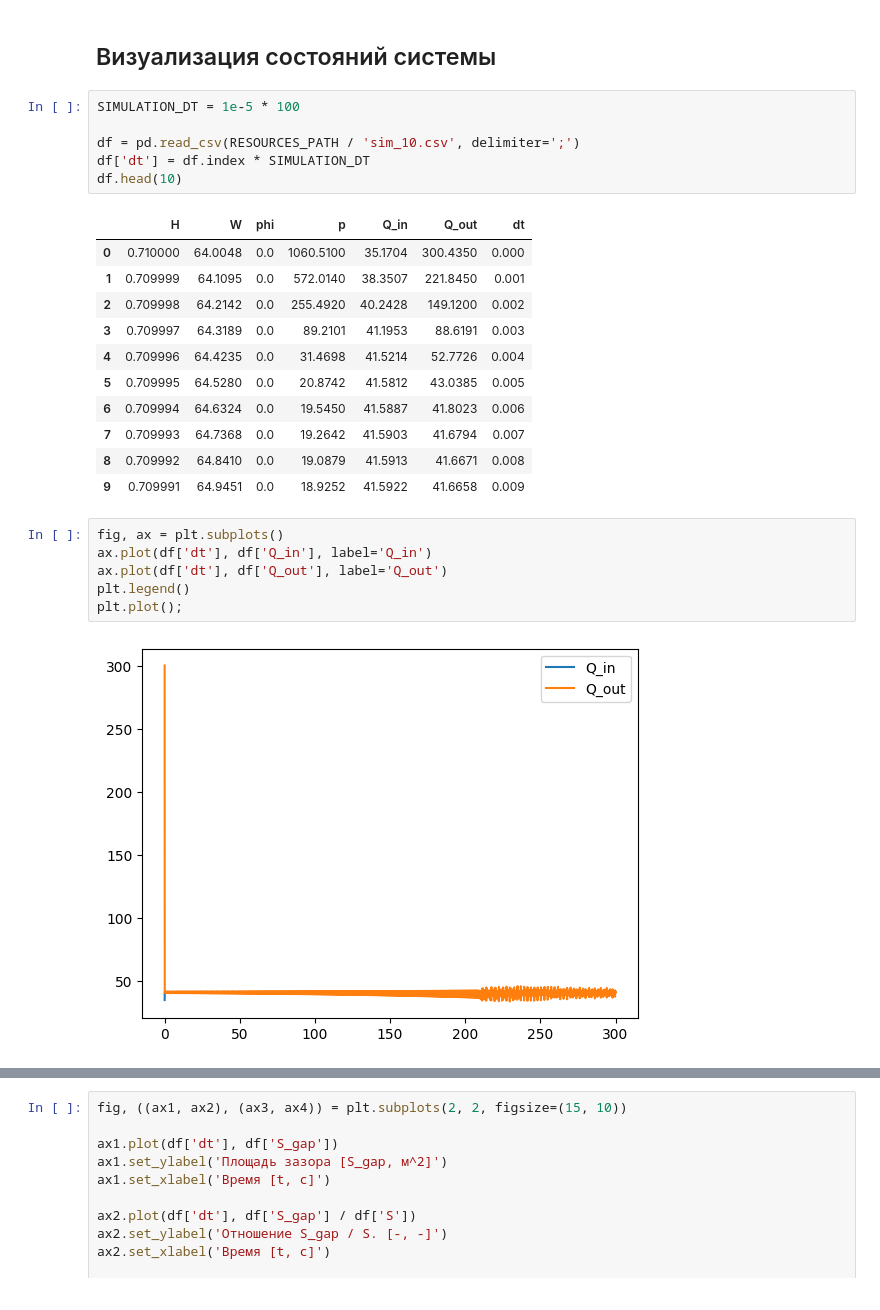
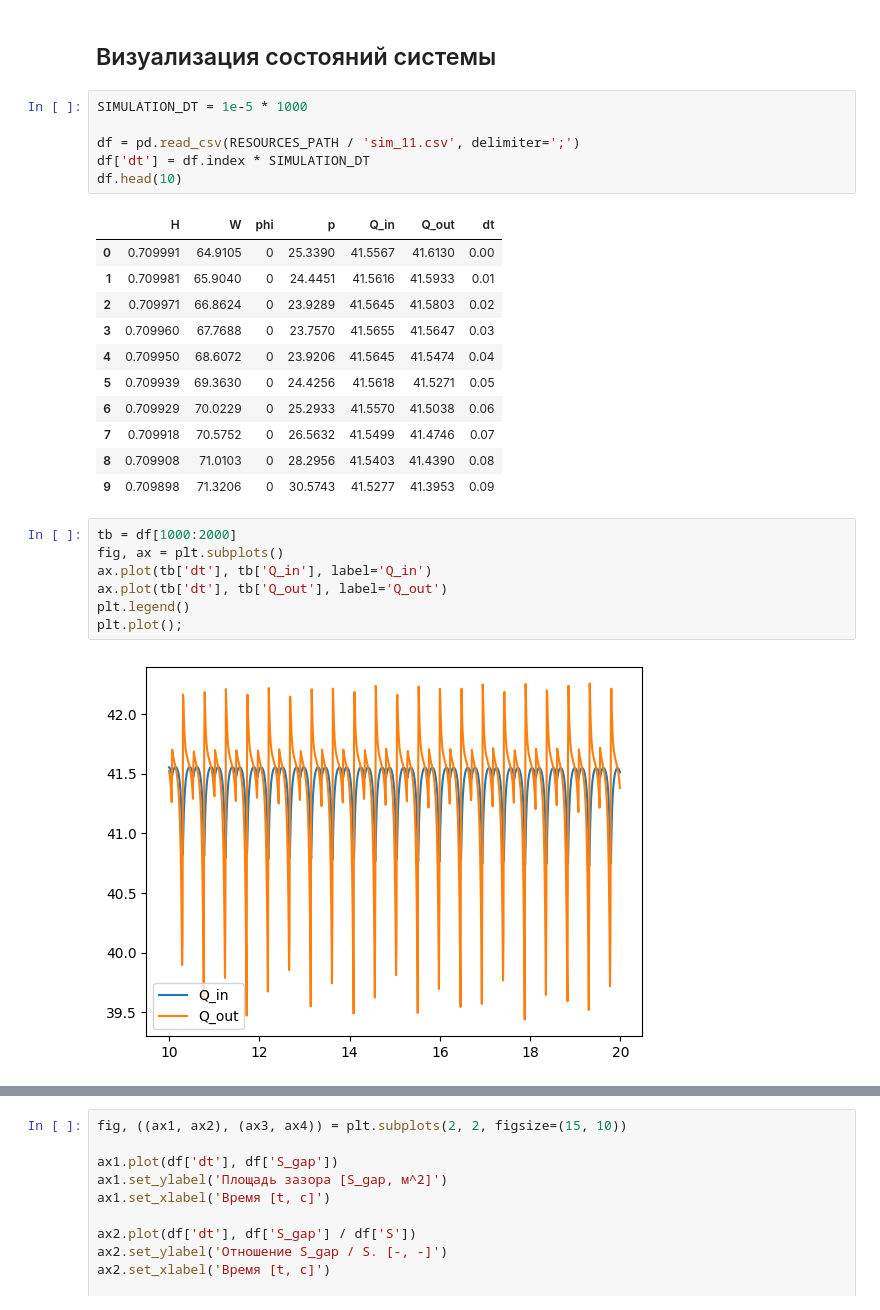
Before and after one commit to shustrov38/jubilant-bassoon, a Jupyter notebook: scripts/approx.ipynb, the cells around one changed output, grey strips where cells are left out. Saved outputs shown, nothing was run; the diff lists cells and outputs as text.

```diff
--- a/scripts/approx.ipynb
+++ b/scripts/approx.ipynb
@@ -165,29 +165,30 @@ print(f'{popt[0]} + {popt[1]} * np.exp({popt[2]} * x)')
 # %% [markdown]
 ## Визуализация состояний системы
 # %%
-SIMULATION_DT = 1e-5 * 100
+SIMULATION_DT = 1e-5 * 1000
 
-df = pd.read_csv(RESOURCES_PATH / 'sim_10.csv', delimiter=';')
+df = pd.read_csv(RESOURCES_PATH / 'sim_11.csv', delimiter=';')
 df['dt'] = df.index * SIMULATION_DT
 df.head(10)
 # %% [output]
 |  | H | W | phi | p | Q_in | Q_out | dt |
-| 0 | 0.710000 | 64.0048 | 0.0 | 1060.5100 | 35.1704 | 300.4350 | 0.000 |
-| 1 | 0.709999 | 64.1095 | 0.0 | 572.0140 | 38.3507 | 221.8450 | 0.001 |
-| 2 | 0.709998 | 64.2142 | 0.0 | 255.4920 | 40.2428 | 149.1200 | 0.002 |
-| 3 | 0.709997 | 64.3189 | 0.0 | 89.2101 | 41.1953 | 88.6191 | 0.003 |
-| 4 | 0.709996 | 64.4235 | 0.0 | 31.4698 | 41.5214 | 52.7726 | 0.004 |
-| 5 | 0.709995 | 64.5280 | 0.0 | 20.8742 | 41.5812 | 43.0385 | 0.005 |
-| 6 | 0.709994 | 64.6324 | 0.0 | 19.5450 | 41.5887 | 41.8023 | 0.006 |
-| 7 | 0.709993 | 64.7368 | 0.0 | 19.2642 | 41.5903 | 41.6794 | 0.007 |
-| 8 | 0.709992 | 64.8410 | 0.0 | 19.0879 | 41.5913 | 41.6671 | 0.008 |
-| 9 | 0.709991 | 64.9451 | 0.0 | 18.9252 | 41.5922 | 41.6658 | 0.009 |
+| 0 | 0.709991 | 64.9105 | 0 | 25.3390 | 41.5567 | 41.6130 | 0.00 |
+| 1 | 0.709981 | 65.9040 | 0 | 24.4451 | 41.5616 | 41.5933 | 0.01 |
+| 2 | 0.709971 | 66.8624 | 0 | 23.9289 | 41.5645 | 41.5803 | 0.02 |
+| 3 | 0.709960 | 67.7688 | 0 | 23.7570 | 41.5655 | 41.5647 | 0.03 |
+| 4 | 0.709950 | 68.6072 | 0 | 23.9206 | 41.5645 | 41.5474 | 0.04 |
+| 5 | 0.709939 | 69.3630 | 0 | 24.4256 | 41.5618 | 41.5271 | 0.05 |
+| 6 | 0.709929 | 70.0229 | 0 | 25.2933 | 41.5570 | 41.5038 | 0.06 |
+| 7 | 0.709918 | 70.5752 | 0 | 26.5632 | 41.5499 | 41.4746 | 0.07 |
+| 8 | 0.709908 | 71.0103 | 0 | 28.2956 | 41.5403 | 41.4390 | 0.08 |
+| 9 | 0.709898 | 71.3206 | 0 | 30.5743 | 41.5277 | 41.3953 | 0.09 |
 # %%
+tb = df[1000:2000]
 fig, ax = plt.subplots()
-ax.plot(df['dt'], df['Q_in'], label='Q_in')
-ax.plot(df['dt'], df['Q_out'], label='Q_out')
+ax.plot(tb['dt'], tb['Q_in'], label='Q_in')
+ax.plot(tb['dt'], tb['Q_out'], label='Q_out')
 plt.legend()
 plt.plot();
 # %% [output]
-[figure, old version]
+[figure, new version]
 # %%
```
Also changed, not shown: parts of 1 cell of this notebook, 5 other files.
